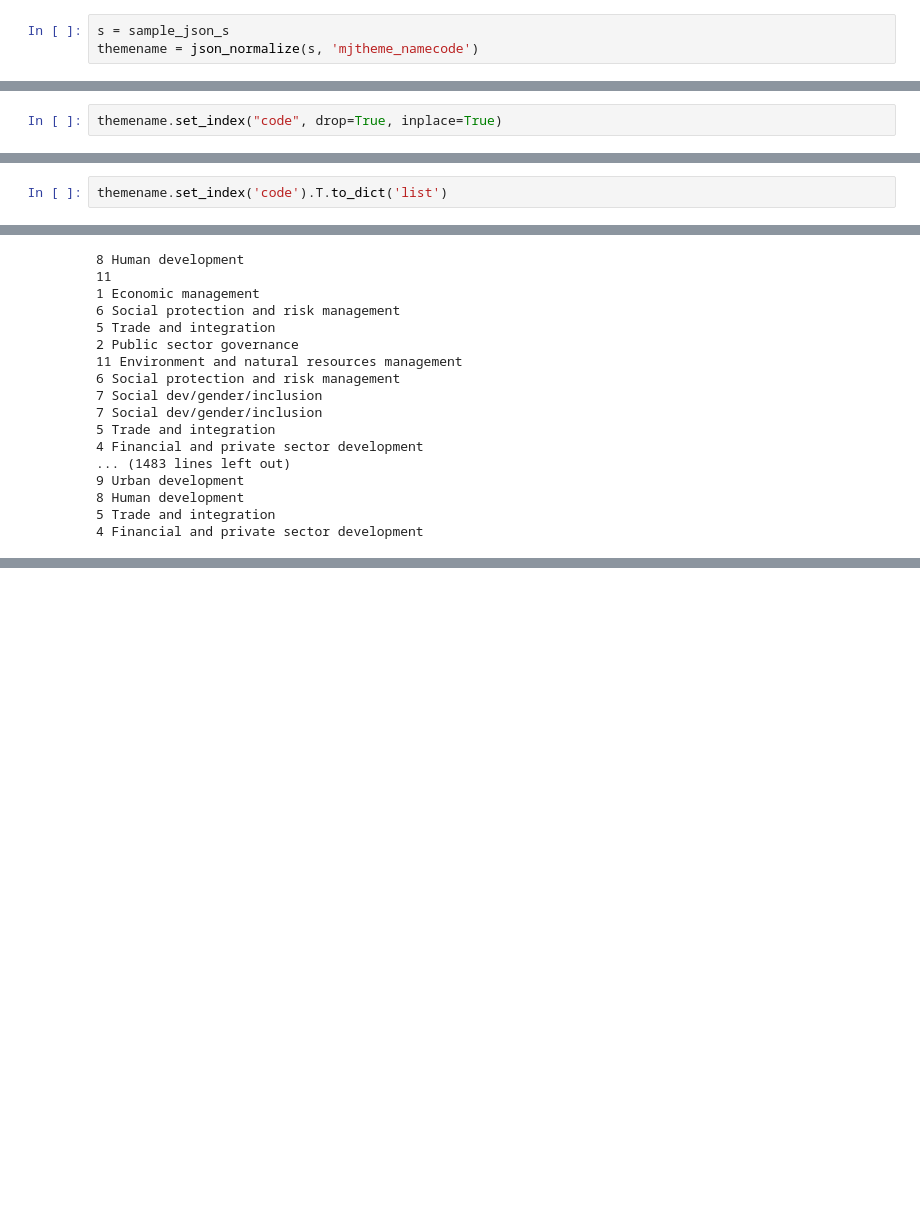
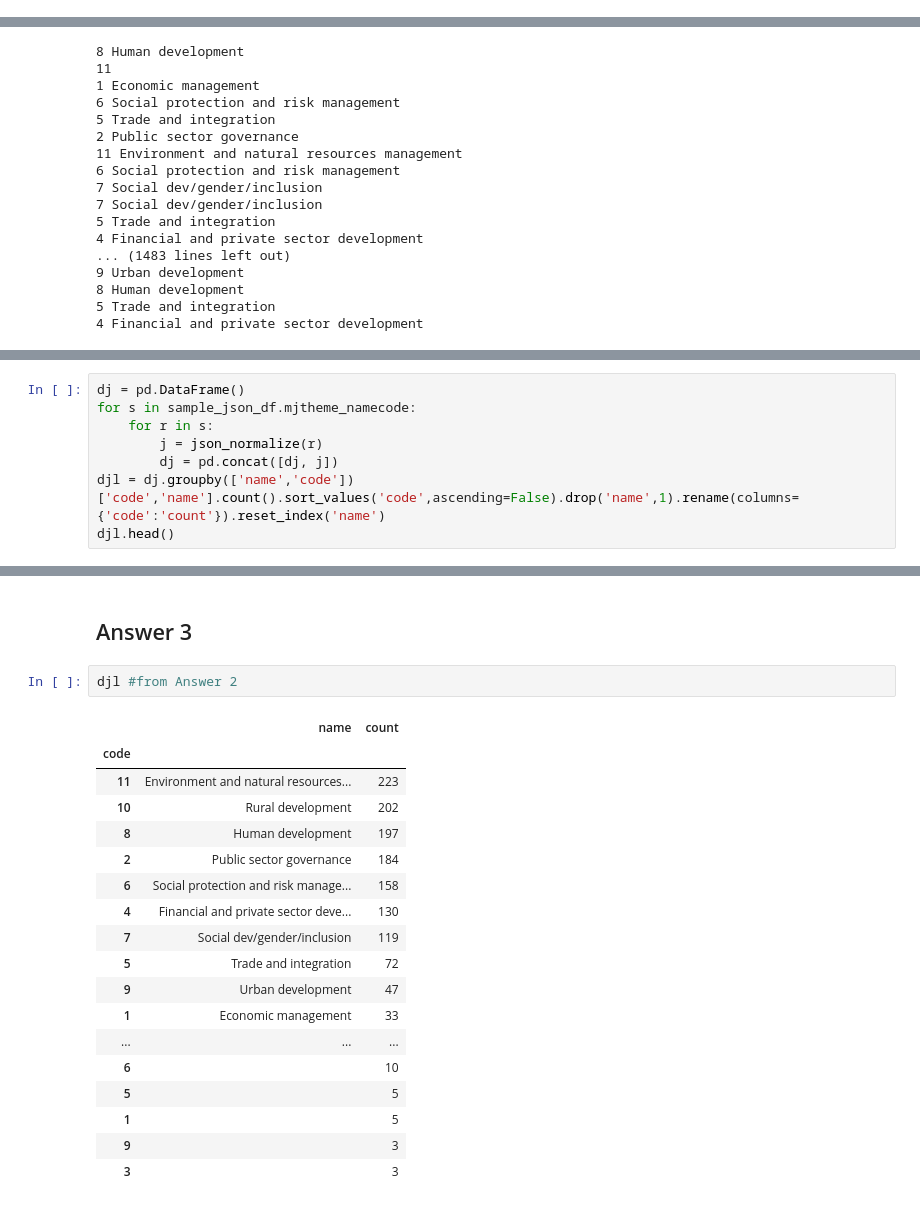
Before and after one commit to majayjayy/JSONexercise, a Jupyter notebook: JSON_exercise.ipynb, the cells around one changed output, grey strips where cells are left out. Saved outputs shown, nothing was run; the diff lists cells and outputs as text; blank space fills up the shorter version.

Commit message:
working on answer 3

```diff
--- a/JSON_exercise.ipynb
+++ b/JSON_exercise.ipynb
@@ -80,6 +81,3 @@ b.sort_values(by = [('project_name', 'nunique')], ascending = False).head(10)
 | Morocco | 12 |
 | Mozambique | 11 |
 | Africa | 11 |
-# %%
-s = sample_json_s
-themename = json_normalize(s, 'mjtheme_namecode')
@@ -99,2 +83,0 @@ print(type(themename))
-# %%
-themename.set_index("code", drop=True, inplace=True)
@@ -105,2 +83,0 @@ ValueError: orient 'name' not understood
-# %%
-themename.set_index('code').T.to_dict('list')
@@ -238,0 +126,8 @@ e
+# %%
+dj = pd.DataFrame()
+for s in sample_json_df.mjtheme_namecode:
+    for r in s:
+        j = json_normalize(r)
+        dj = pd.concat([dj, j])
+djl = dj.groupby(['name','code'])['code','name'].count().sort_values('code',ascending=False).drop('name',1).rename(columns={'code':'count'}).reset_index('name')
+djl.head()
@@ -238,0 +159,23 @@ e
+# %% [markdown]
+## Answer 3
+# %%
+djl #from Answer 2
+# %% [output]
+|  | name | count |
+| code |  |  |
+| 11 | Environment and natural resources... | 223 |
+| 10 | Rural development | 202 |
+| 8 | Human development | 197 |
+| 2 | Public sector governance | 184 |
+| 6 | Social protection and risk manage... | 158 |
+| 4 | Financial and private sector deve... | 130 |
+| 7 | Social dev/gender/inclusion | 119 |
+| 5 | Trade and integration | 72 |
+| 9 | Urban development | 47 |
+| 1 | Economic management | 33 |
+| ... | ... | ... |
+| 6 |  | 10 |
+| 5 |  | 5 |
+| 1 |  | 5 |
+| 9 |  | 3 |
+| 3 |  | 3 |
```
Also changed, not shown: parts of 19 cells of this notebook.
